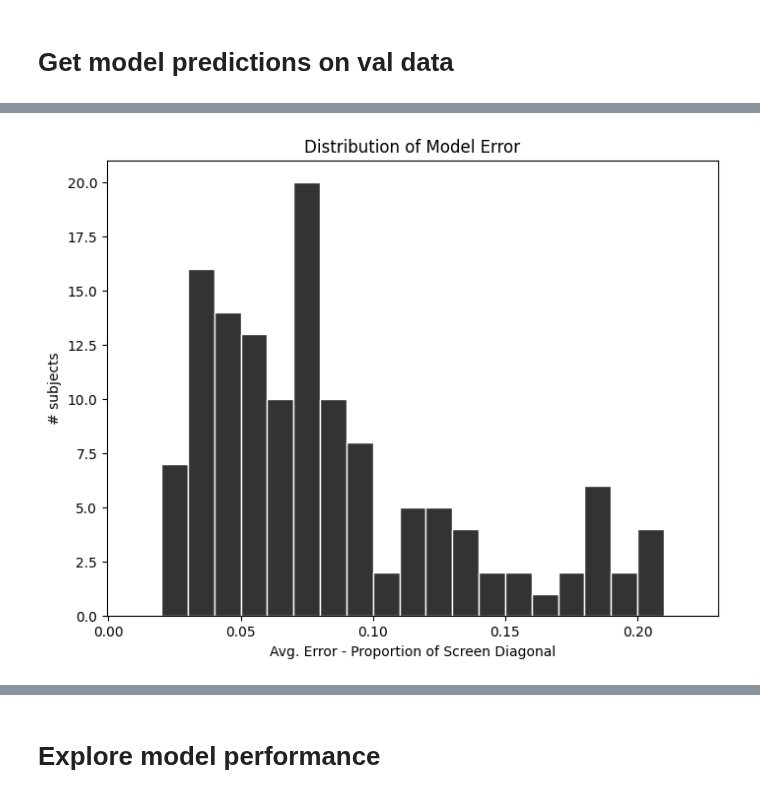
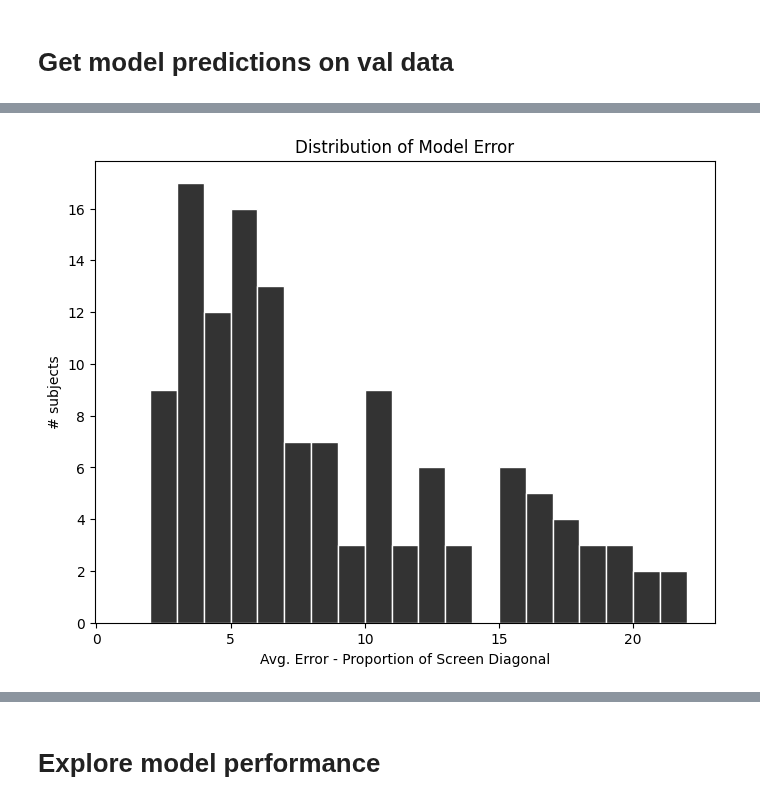
Before and after one commit to jspsych/eye-tracking-training, a Jupyter notebook: analysis/analysis-of-individual-model-run.ipynb, the cells around one changed output, grey strips where cells are left out. Saved outputs shown, nothing was run; the diff lists cells and outputs as text; code cells hidden in the pictures.

Commit message:
Fix pipeline; basic visualization functions

```diff
--- a/analysis/analysis-of-individual-model-run.ipynb
+++ b/analysis/analysis-of-individual-model-run.ipynb
@@ -160,7 +158,7 @@ def prepare_masked_dataset(dataset, calibration_points=None, cal_phase=None):
         phase2_image_count = tf.reduce_sum(tf.cast(tf.equal(phase, 2), tf.int32)) >= 144
         return tf.logical_and(total_image_count, tf.logical_and(phase1_image_count, phase2_image_count))
 
-    grouped_dataset = grouped_dataset.filter(filter_by_image_count)
+   # grouped_dataset = grouped_dataset.filter(filter_by_image_count)
 
     # Step 3: Transform each batch to include masks
     def add_masks_to_batch(images, phase, coords, subject_ids):
@@ -171,8 +169,8 @@ def prepare_masked_dataset(dataset, calibration_points=None, cal_phase=None):
         phase1_mask = tf.cast(tf.equal(phase, 1), tf.int8)
         phase2_mask = tf.cast(tf.equal(phase, 2), tf.int8)
 
-        cal_mask = tf.zeros(MAX_TARGETS, dtype=tf.int8)
-        target_mask = tf.zeros(MAX_TARGETS, dtype=tf.int8)
+        cal_mask = tf.zeros(actual_batch_size, dtype=tf.int8)
+        target_mask = tf.zeros(actual_batch_size, dtype=tf.int8)
 
         if calibration_points is None:
           n_cal_images = tf.random.uniform(
@@ -214,11 +212,19 @@ def prepare_masked_dataset(dataset, calibration_points=None, cal_phase=None):
             coords,
             [[0, MAX_TARGETS - actual_batch_size], [0, 0]]
         )
+        padded_cal_mask = tf.pad(
+            cal_mask,
+            [[0, MAX_TARGETS - actual_batch_size]]
+        )
+        padded_target_mask = tf.pad(
+            target_mask,
+            [[0, MAX_TARGETS - actual_batch_size]]
+        )
 
         padded_images = tf.ensure_shape(padded_images, [MAX_TARGETS, 36, 144, 1])
         padded_coords = tf.ensure_shape(padded_coords, [MAX_TARGETS, 2])
-        padded_cal_mask = tf.ensure_shape(cal_mask, [MAX_TARGETS])
-        padded_target_mask = tf.ensure_shape(target_mask, [MAX_TARGETS])
+        padded_cal_mask = tf.ensure_shape(padded_cal_mask, [MAX_TARGETS])
+        padded_target_mask = tf.ensure_shape(padded_target_mask, [MAX_TARGETS])
         return (padded_images, padded_coords, padded_cal_mask, padded_target_mask), padded_coords, subject_ids
 
     masked_dataset = grouped_dataset.map(
@@ -579,5 +594,5 @@ Model: "MaskedEyePredictionModel"
 # %% [markdown]
 # Get model predictions on val data
 # %%
-predictions = full_model.predict(test_ds_phase1_cal.batch(BATCH_SIZE))
+predictions_phase_1 = full_model.predict(test_ds_phase1_cal.batch(BATCH_SIZE))
 # %% [output]
@@ -588,7 +602,7 @@ KeyboardInterrupt:
 batch_losses = []
 subject_ids = []
 
-for pred_batch, ds_batch in zip(predictions_phase_1, test_ds.batch(1).as_numpy_iterator()):
+for pred_batch, ds_batch in zip(predictions_phase_1, test_ds_phase1_cal.batch(1).as_numpy_iterator()):
     # Extract ground truth and subject ID from dataset batch
     y_true = ds_batch[1]
     subject_id = ds_batch[2][0]
@@ -603,10 +617,10 @@ for pred_batch, ds_batch in zip(predictions_phase_1, test_ds.batch(1).as_numpy_i
 subject_avg_losses = [np.mean(losses) for losses in batch_losses]
 # %%
 plt.figure(figsize=(8, 6))
-n, bins, patches = plt.hist(subject_avg_losses, bins=np.arange(0.01,0.23, 0.01), color='#333', edgecolor='white')
+n, bins, patches = plt.hist(subject_avg_losses, bins=np.arange(1,23, 1), color='#333', edgecolor='white')
 plt.title('Distribution of Model Error')
 plt.xlabel('Avg. Error - Proportion of Screen Diagonal')
 plt.ylabel('# subjects')
 plt.show()
 # %% [output]
-[figure, old version]
+[figure, new version]
```
Also changed, not shown: parts of 29 cells of this notebook.
